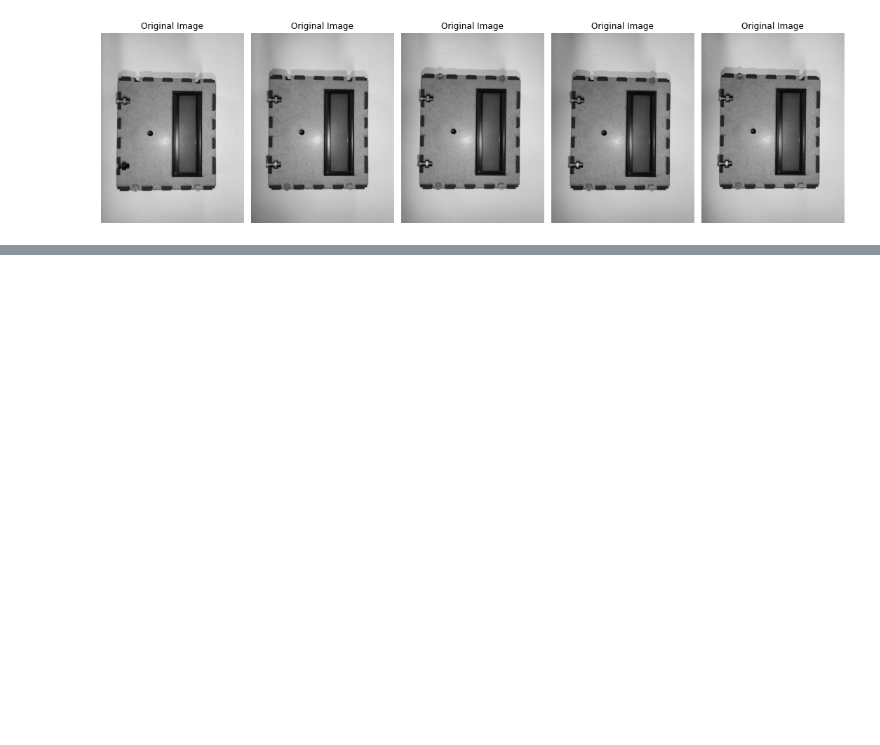
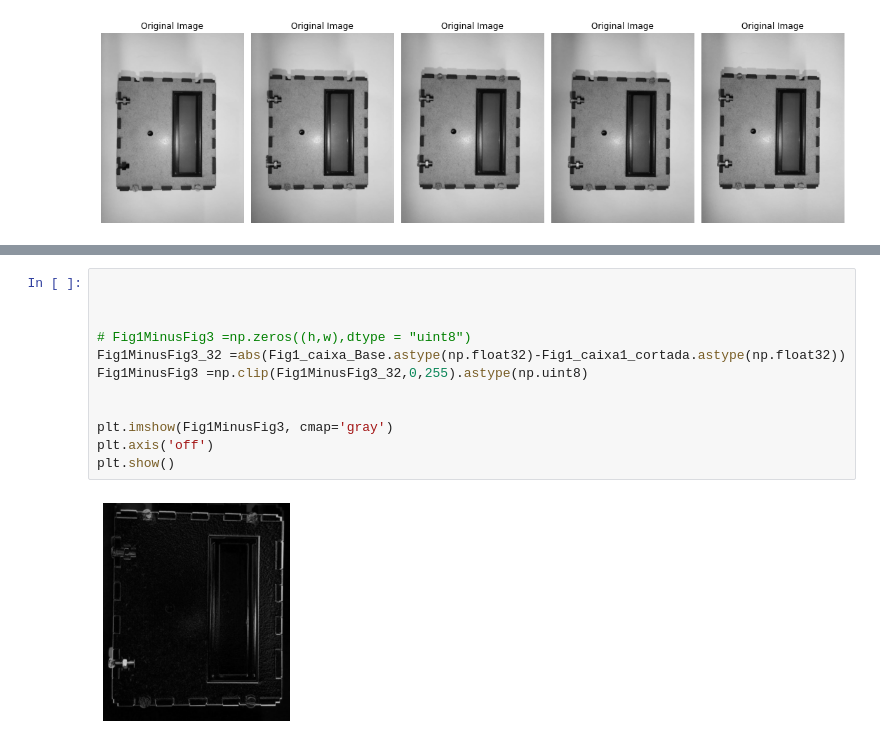
Before and after one commit to fekurita/MachineVision, a Jupyter notebook: APS3/APS3.ipynb, the cells around one changed output, grey strips where cells are left out. Drawn from its saved outputs; the diff is of its cells as text; blank space fills up the shorter version.

```diff
--- a/APS3/APS3.ipynb
+++ b/APS3/APS3.ipynb
@@ -44,0 +94,14 @@ plt.show()
+# %%
+
+
+
+# Fig1MinusFig3 =np.zeros((h,w),dtype = "uint8")
+Fig1MinusFig3_32 =abs(Fig1_caixa_Base.astype(np.float32)-Fig1_caixa1_cortada.astype(np.float32))
+Fig1MinusFig3 =np.clip(Fig1MinusFig3_32,0,255).astype(np.uint8)
+
+
+plt.imshow(Fig1MinusFig3, cmap='gray')
+plt.axis('off')
+plt.show()
+# %% [output]
+[figure, added]
```
Also changed, not shown: parts of 8 cells of this notebook.
